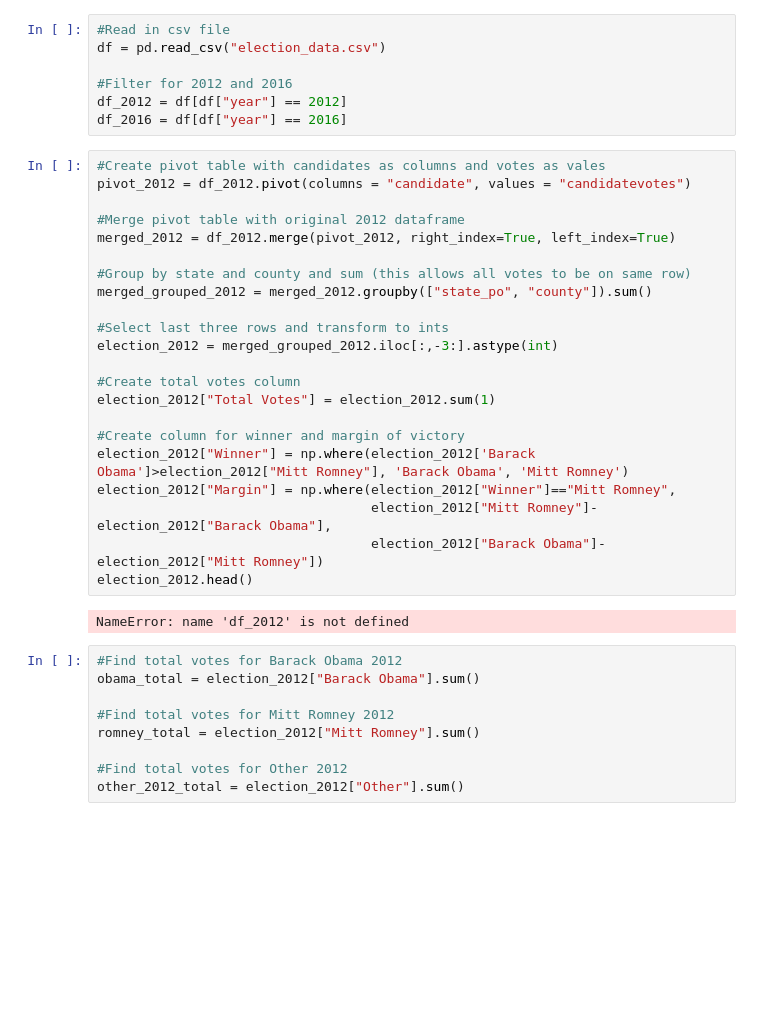
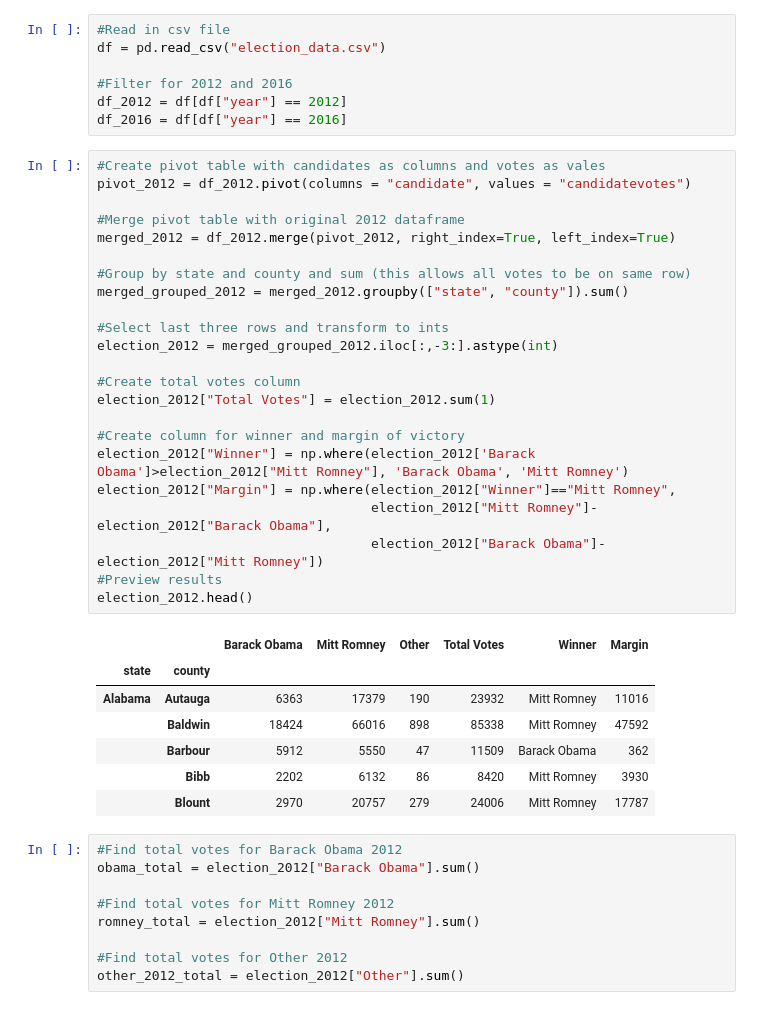
Before and after one commit to muditmathur11/bcmj, a Jupyter notebook: Project/Election_Project.ipynb, the cells around one changed output. Cells and saved outputs as stored; diff of their text form; blank space fills up the shorter version.

```diff
--- a/Project/Election_Project.ipynb
+++ b/Project/Election_Project.ipynb
@@ -12,27 +12,34 @@ df_2016 = df[df["year"] == 2016]
 # %%
 #Create pivot table with candidates as columns and votes as vales
 pivot_2012 = df_2012.pivot(columns = "candidate", values = "candidatevotes")
 
 #Merge pivot table with original 2012 dataframe
 merged_2012 = df_2012.merge(pivot_2012, right_index=True, left_index=True)
 
 #Group by state and county and sum (this allows all votes to be on same row)
-merged_grouped_2012 = merged_2012.groupby(["state_po", "county"]).sum()
+merged_grouped_2012 = merged_2012.groupby(["state", "county"]).sum()
 
 #Select last three rows and transform to ints
 election_2012 = merged_grouped_2012.iloc[:,-3:].astype(int)
 
 #Create total votes column
 election_2012["Total Votes"] = election_2012.sum(1)
 
 #Create column for winner and margin of victory
 election_2012["Winner"] = np.where(election_2012['Barack Obama']>election_2012["Mitt Romney"], 'Barack Obama', 'Mitt Romney')
 election_2012["Margin"] = np.where(election_2012["Winner"]=="Mitt Romney",
                                    election_2012["Mitt Romney"]-election_2012["Barack Obama"],
                                    election_2012["Barack Obama"]-election_2012["Mitt Romney"])
+#Preview results
 election_2012.head()
 # %% [output]
-NameError: name 'df_2012' is not defined
+|  |  | Barack Obama | Mitt Romney | Other | Total Votes | Winner | Margin |
+| state | county |  |  |  |  |  |  |
+| Alabama | Autauga | 6363 | 17379 | 190 | 23932 | Mitt Romney | 11016 |
+|  | Baldwin | 18424 | 66016 | 898 | 85338 | Mitt Romney | 47592 |
+|  | Barbour | 5912 | 5550 | 47 | 11509 | Barack Obama | 362 |
+|  | Bibb | 2202 | 6132 | 86 | 8420 | Mitt Romney | 3930 |
+|  | Blount | 2970 | 20757 | 279 | 24006 | Mitt Romney | 17787 |
 # %%
 #Find total votes for Barack Obama 2012
 obama_total = election_2012["Barack Obama"].sum()
```
Also changed, not shown: parts of 13 cells of this notebook, 7 other files.
